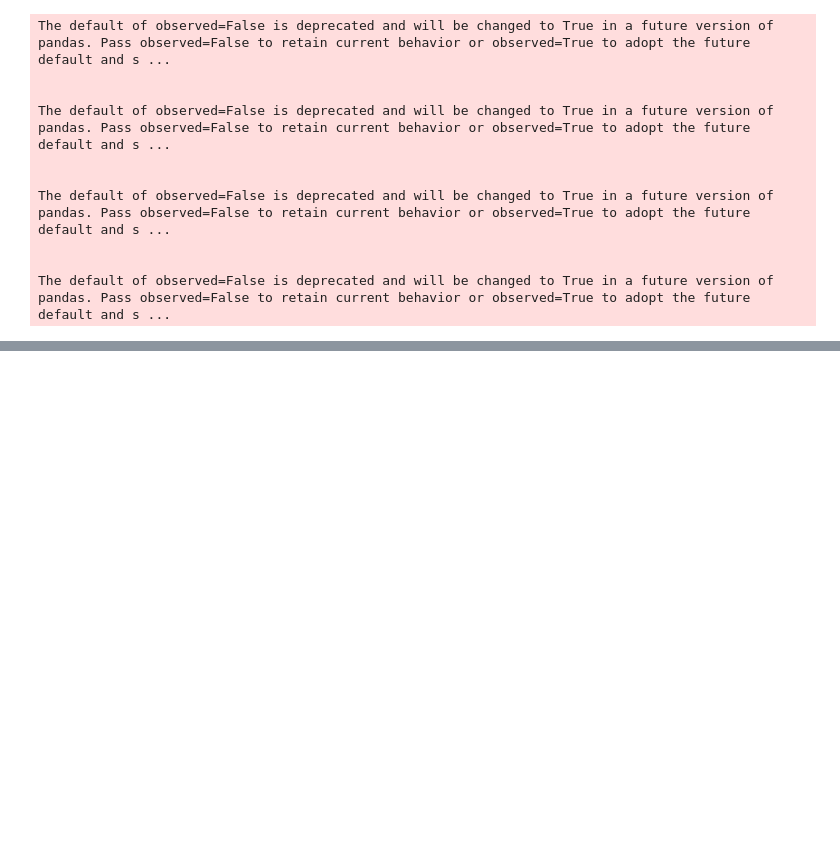
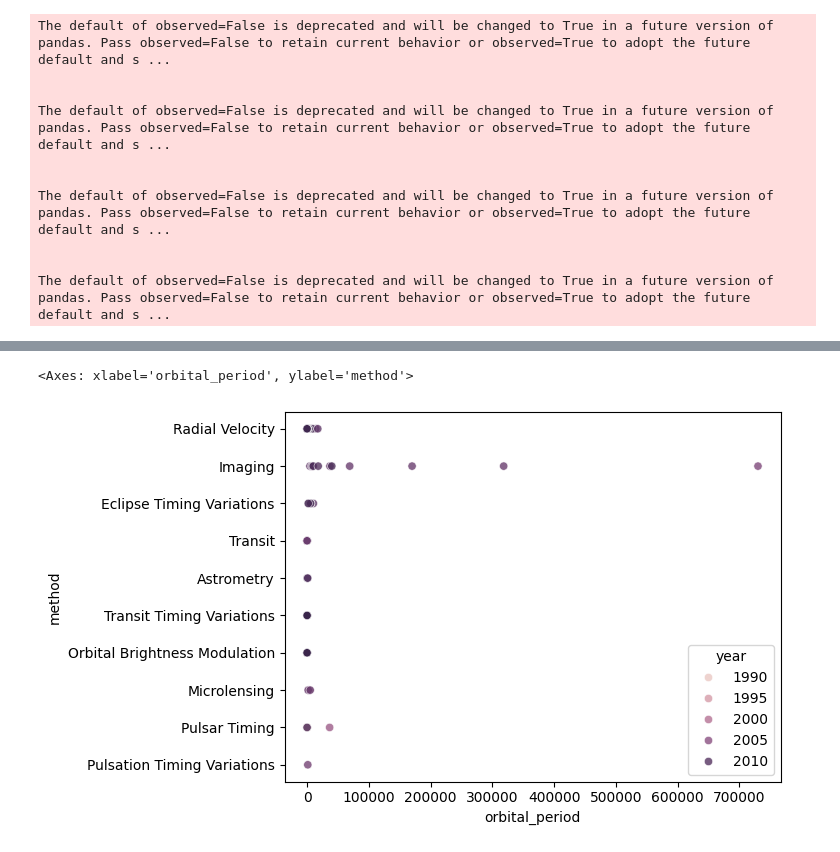
Before and after one commit to muskan-student/pythondata-analytics, a Jupyter notebook: data visualization.ipynb, the cells around one changed output, grey strips where cells are left out. Cells and saved outputs as stored; diff of their text form; code cells hidden in the pictures; blank space fills up the shorter version.

```diff
--- a/data visualization.ipynb
+++ b/data visualization.ipynb
@@ -207,0 +297,11 @@ NameError: name 'planets' is not defined
+# %%
+sns.scatterplot(
+    data = plat,
+    x = 'orbital_period',
+    y= 'method',
+    hue = 'year',
+    alpha = .8
+)
+# %% [output]
+<Axes: xlabel='orbital_period', ylabel='method'>
+[figure, added]
```
Also changed, not shown: parts of 22 cells of this notebook, 4 other files.
